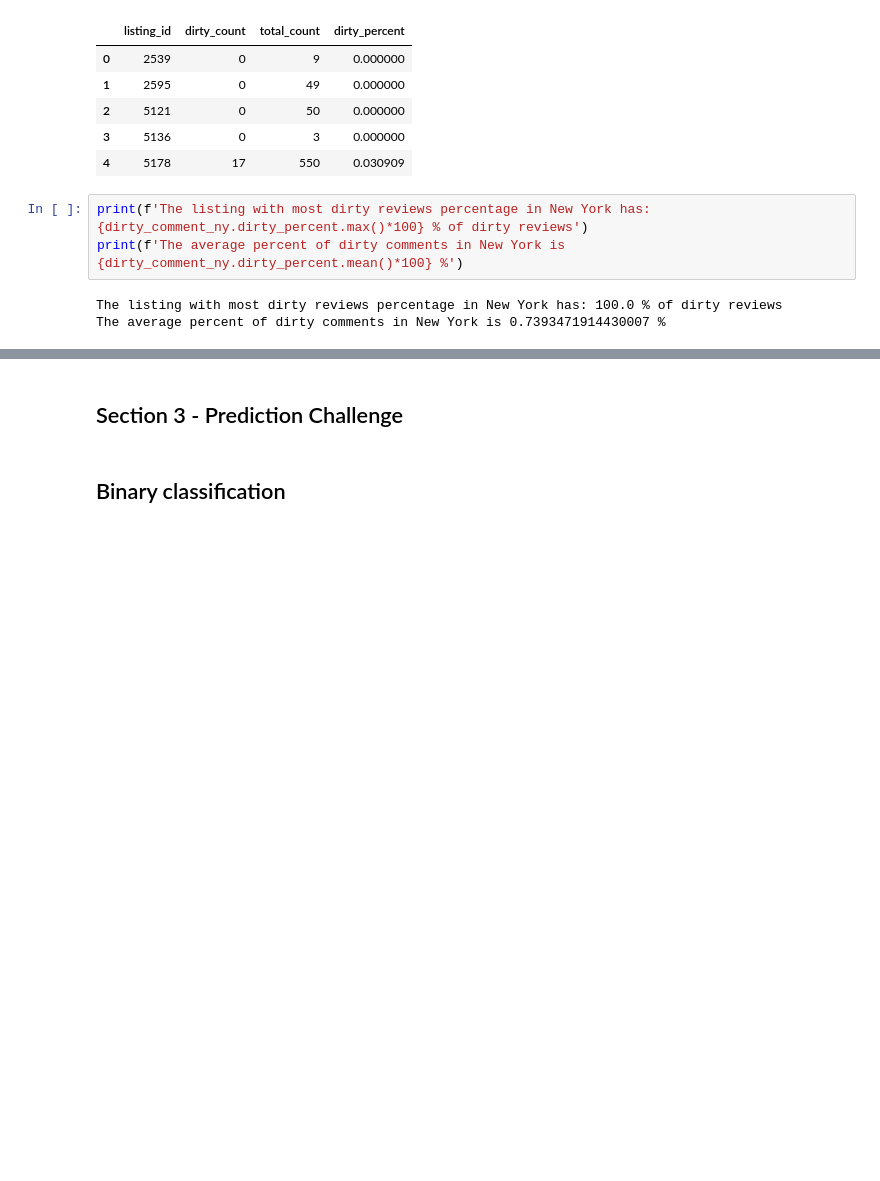
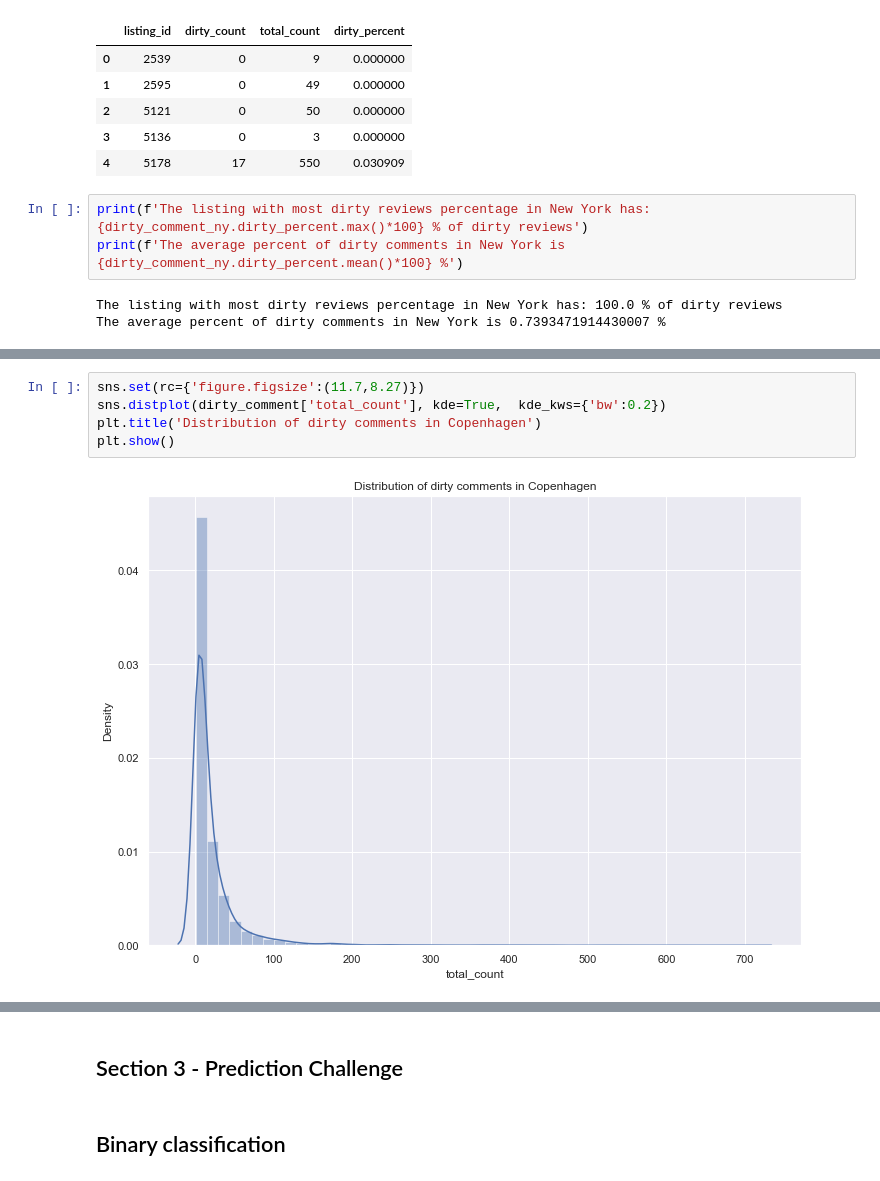
Before and after one commit to WizenPainter/airbnb_analysis_42577, a Jupyter notebook: Jaime.ipynb, the cells around one changed output, grey strips where cells are left out. Cells and saved outputs as stored; diff of their text form; blank space fills up the shorter version.

```diff
--- a/Jaime.ipynb
+++ b/Jaime.ipynb
@@ -338,0 +350,7 @@ The listing with most dirty reviews in New York has: 23 dirty reviews
+# %%
+sns.set(rc={'figure.figsize':(11.7,8.27)})
+sns.distplot(dirty_comment['total_count'], kde=True,  kde_kws={'bw':0.2})
+plt.title('Distribution of dirty comments in Copenhagen')
+plt.show()
+# %% [output]
+[figure, added]
```
Also changed, not shown: parts of 23 cells of this notebook, 1 other file.
